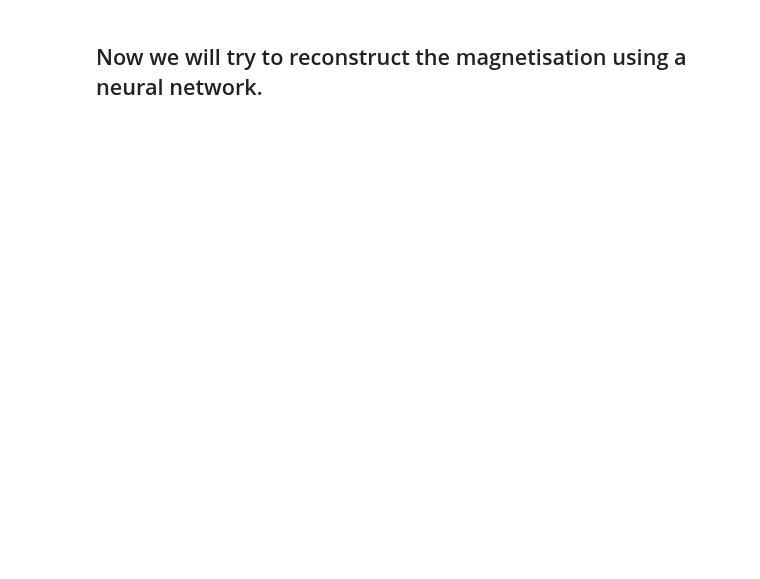
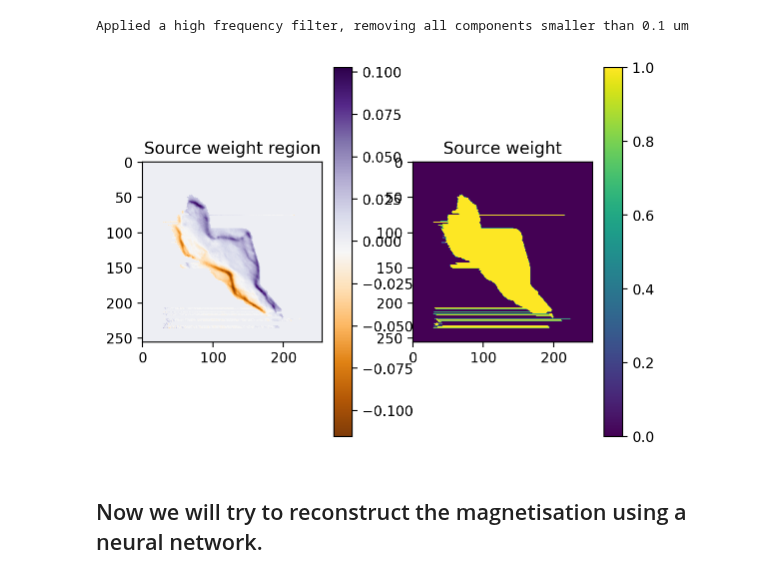
Before and after one commit to DavidBroadway/magrec, a Jupyter notebook: magrec/notebooks/test M recon FCNN inplane.ipynb, the cells around one changed output. Cells and saved outputs as stored; diff of their text form; code cells hidden in the pictures; blank space fills up the shorter version.

```diff
--- a/magrec/notebooks/test M recon FCNN inplane.ipynb
+++ b/magrec/notebooks/test M recon FCNN inplane.ipynb
@@ -54,2 +55,23 @@ Applied a high frequency filter, removing all components smaller than 0.5 um
+# %%
+source_wieght = Masks.mask_hor_dir(dataset.target, 2.2e-2)
+
+
+Model = UniformMagnetisation(dataset, "MSE",
+                             m_theta = 85,
+                             m_phi = 46 +90,
+                             fit_m_theta = False,
+                             fit_m_phi = True,
+                             scaling_factor = 1e6,
+                             std_loss_scaling = 0,
+                             loss_weight = None,
+                             source_weight = source_wieght,
+                             spatial_filter = False,
+                             spatial_filter_width = 0.1)
+
+
+Model.plot_weights()
+# %% [output]
+Applied a high frequency filter, removing all components smaller than 0.1 um
+[figure, added]
 # %% [markdown]
 ## Now we will try to reconstruct the magnetisation using a neural network.
```
Also changed, not shown: parts of 5 cells of this notebook, 10 other files.
